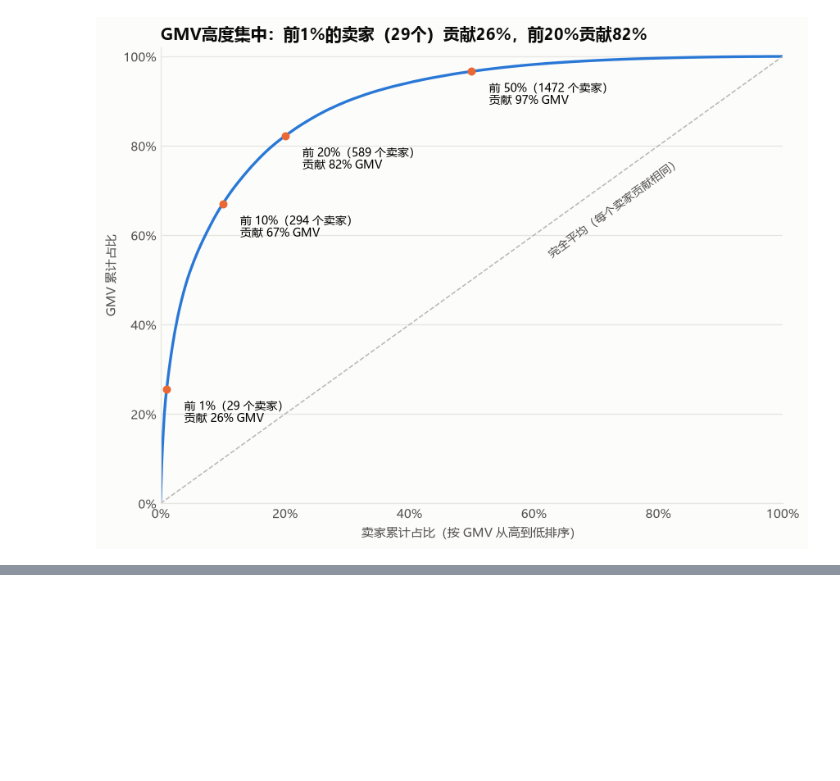
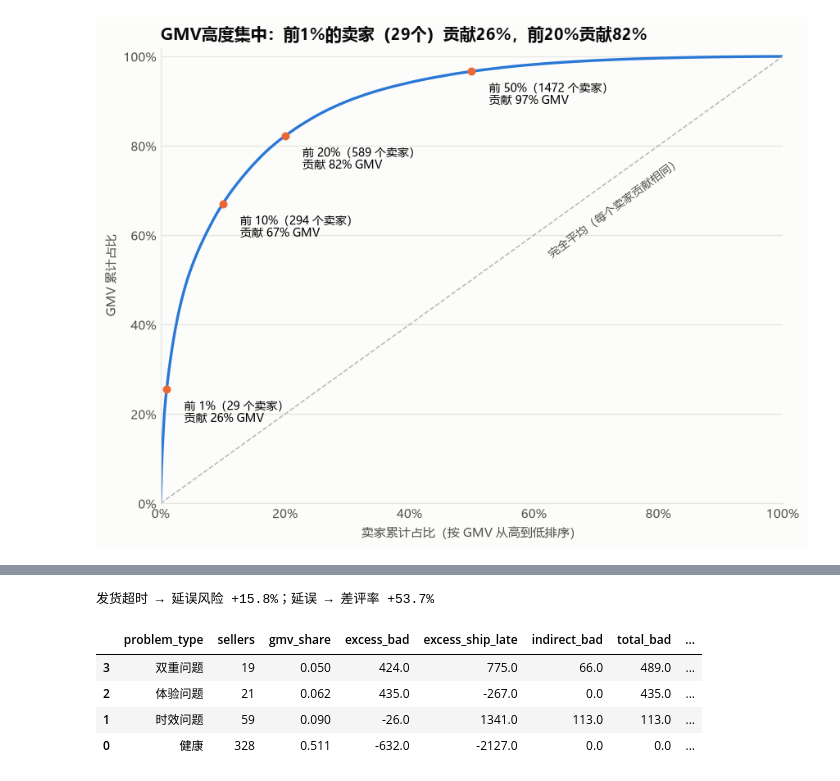
Before and after one commit to LeeMichael-L/olist-analytics, a Jupyter notebook: python/m6_seller.ipynb, the cells around one changed output, grey strips where cells are left out. Cells and saved outputs as stored; diff of their text form; code cells hidden in the pictures; blank space fills up the shorter version.

```diff
--- a/python/m6_seller.ipynb
+++ b/python/m6_seller.ipynb
@@ -73,0 +96,50 @@ plt.show()
+# %%
+# 各类问题卖家（头部）比平台平均多造成了多少差评
+sql_harm = """
+SELECT problem_type,
+       COUNT(*)                                                    AS sellers,
+       SUM(gmv)                                                    AS gmv,
+       SUM(n_ot_bad - n_ot_reviewed * platform_ot_bad)             AS excess_bad,        -- 直接多出的差评
+       SUM(n_seller_late - n_ship_orders * platform_seller_late)   AS excess_ship_late   -- 多出的发货超时单
+FROM ads_m6_seller_tier
+WHERE is_head = 1
+  AND problem_type IS NOT NULL      -- 排除头部中样本不足的卖家
+GROUP BY problem_type
+"""
+
+# 两个"增加幅度"：从数据里现算，不写死
+sql_lift = """
+SELECT AVG(CASE WHEN is_seller_late = 1 THEN is_late END)
+     - AVG(CASE WHEN is_seller_late = 0 THEN is_late END)    AS late_lift,   -- 超时让延误风险增加多少
+       AVG(CASE WHEN is_late = 1 THEN is_bad_review END)
+     - AVG(CASE WHEN is_late = 0 THEN is_bad_review END)     AS bad_lift     -- 延误让差评率增加多少
+FROM dws_order_fulfillment
+WHERE is_seller_late IS NOT NULL
+"""
+
+df_harm = run_query(sql_harm)
+lift    = run_query(sql_lift).astype(float).iloc[0]
+
+num = ["gmv", "excess_bad", "excess_ship_late"]
+df_harm[num] = df_harm[num].astype(float)
+
+df_harm["gmv_share"]      = df_harm["gmv"] / TOTAL_GMV
+# 间接损害：多出的超时单 × 延误风险增幅 × 差评率增幅（粗略估算）
+df_harm["indirect_bad"]   = df_harm["excess_ship_late"].clip(lower=0) * lift["late_lift"] * lift["bad_lift"]
+# 总损害：负数（比平均好）不抵消其他损害，截到 0
+df_harm["total_bad"]      = df_harm["excess_bad"].clip(lower=0) + df_harm["indirect_bad"]
+df_harm["bad_per_seller"] = df_harm["total_bad"] / df_harm["sellers"]
+
+print(f"发货超时 → 延误风险 +{lift['late_lift']:.1%}；延误 → 差评率 +{lift['bad_lift']:.1%}")
+(df_harm.sort_values("total_bad", ascending=False)
+        [["problem_type", "sellers", "gmv_share", "excess_bad", "excess_ship_late",
+          "indirect_bad", "total_bad", "bad_per_seller"]]
+        .round({"gmv_share": 3, "excess_bad": 0, "excess_ship_late": 0,
+                "indirect_bad": 0, "total_bad": 0, "bad_per_seller": 1}))
+# %% [output]
+发货超时 → 延误风险 +15.8%；延误 → 差评率 +53.7%
+|  | problem_type | sellers | gmv_share | excess_bad | excess_ship_late | indirect_bad | total_bad | ... |
+| 3 | 双重问题 | 19 | 0.050 | 424.0 | 775.0 | 66.0 | 489.0 | ... |
+| 2 | 体验问题 | 21 | 0.062 | 435.0 | -267.0 | 0.0 | 435.0 | ... |
+| 1 | 时效问题 | 59 | 0.090 | -26.0 | 1341.0 | 113.0 | 113.0 | ... |
+| 0 | 健康 | 328 | 0.511 | -632.0 | -2127.0 | 0.0 | 0.0 | ... |
```
Also changed, not shown: parts of 8 cells of this notebook, 3 other files.
